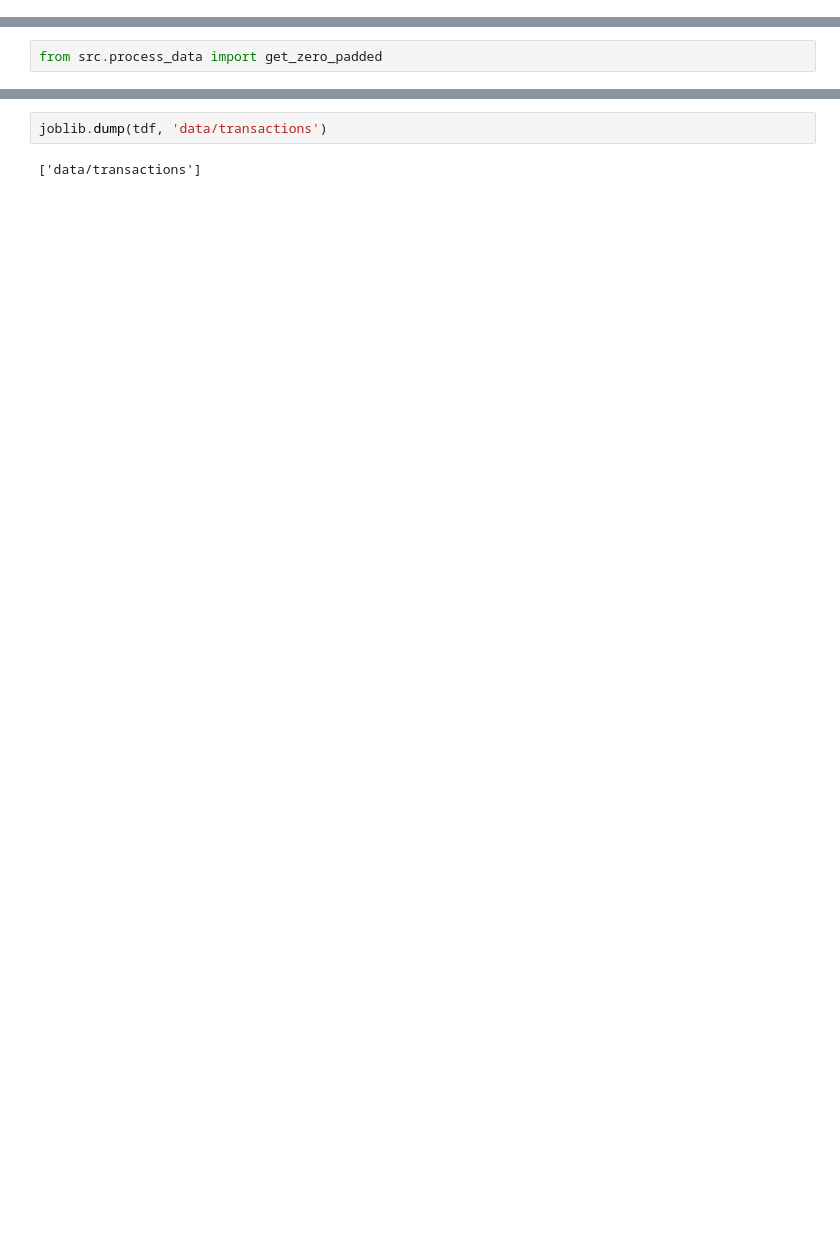
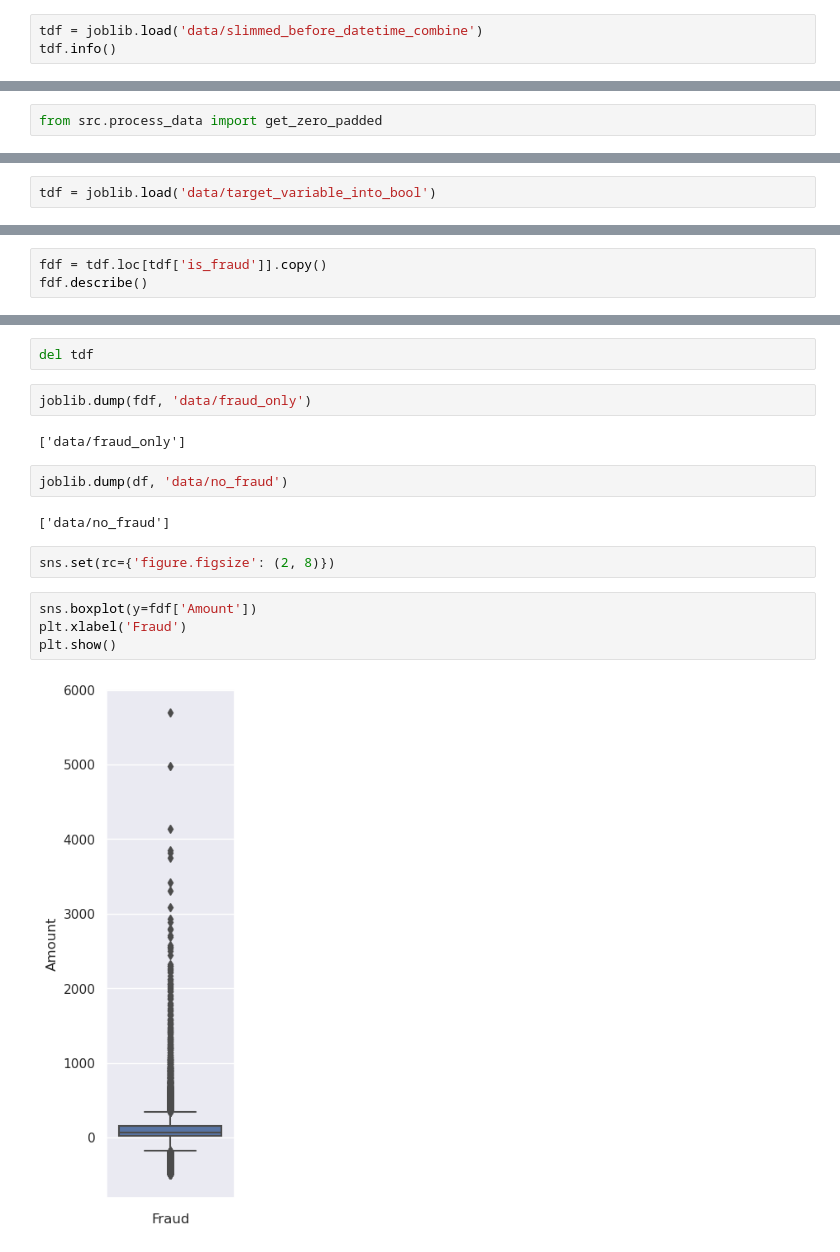
Before and after one commit to Yichen-Z/ece5831-2023-ccf, a Jupyter notebook: explore_transactions.ipynb, the cells around one changed output, grey strips where cells are left out. Cells and saved outputs as stored; diff of their text form; blank space fills up the shorter version.

```diff
--- a/explore_transactions.ipynb
+++ b/explore_transactions.ipynb
@@ -174,2 +160,5 @@ memory usage: 2.0+ GB
 # %% [markdown]
 ### Combine Datetime Columns
+# %%
+tdf = joblib.load('data/slimmed_before_datetime_combine')
+tdf.info()
@@ -279,0 +342,2 @@ tdf.head(2)
+# %%
+tdf = joblib.load('data/target_variable_into_bool')
@@ -279,0 +365,3 @@ tdf.head(2)
+# %%
+fdf = tdf.loc[tdf['is_fraud']].copy()
+fdf.describe()
@@ -280,4 +391,18 @@ tdf.head(2)
+# %%
+del tdf
 # %%
-joblib.dump(tdf, 'data/transactions')
+joblib.dump(fdf, 'data/fraud_only')
 # %% [output]
-['data/transactions']
+['data/fraud_only']
+# %%
+joblib.dump(df, 'data/no_fraud')
+# %% [output]
+['data/no_fraud']
+# %%
+sns.set(rc={'figure.figsize': (2, 8)})
+# %%
+sns.boxplot(y=fdf['Amount'])
+plt.xlabel('Fraud')
+plt.show()
+# %% [output]
+[figure, added]
```
Also changed, not shown: parts of 36 cells of this notebook, 1 other file.
